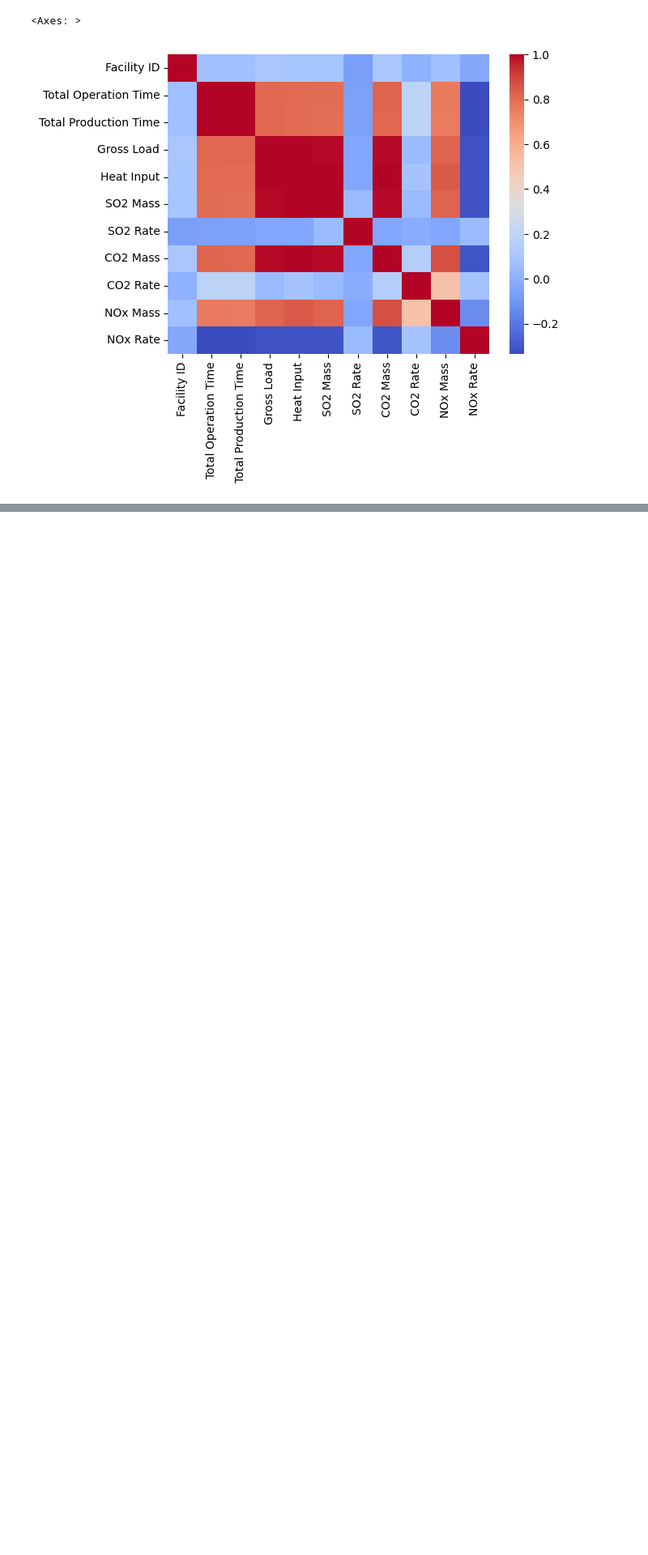
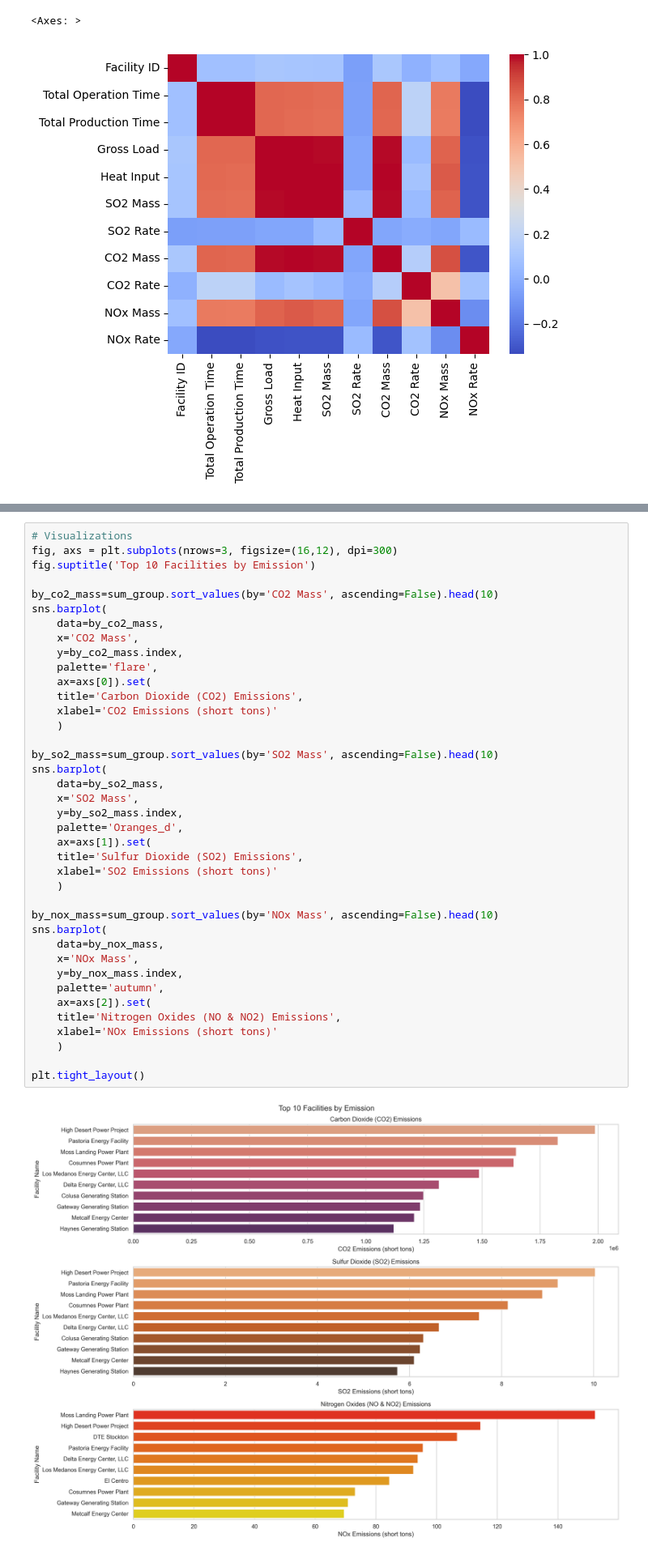
Before and after one commit to paulsoriiiano/power-sector-emissions-analysis, a Jupyter notebook: notebook.ipynb, the cells around one changed output, grey strips where cells are left out. Shown at 81% size. Saved outputs shown, nothing was run; the diff lists cells and outputs as text; blank space fills up the shorter version.

```diff
--- a/notebook.ipynb
+++ b/notebook.ipynb
@@ -382,0 +480,41 @@ ___
+# %%
+# Visualizations
+fig, axs = plt.subplots(nrows=3, figsize=(16,12), dpi=300)
+fig.suptitle('Top 10 Facilities by Emission')
+
+by_co2_mass=sum_group.sort_values(by='CO2 Mass', ascending=False).head(10)
+sns.barplot(
+    data=by_co2_mass,
+    x='CO2 Mass',
+    y=by_co2_mass.index,
+    palette='flare',
+    ax=axs[0]).set(
+    title='Carbon Dioxide (CO2) Emissions',
+    xlabel='CO2 Emissions (short tons)'
+    )
+
+by_so2_mass=sum_group.sort_values(by='SO2 Mass', ascending=False).head(10)
+sns.barplot(
+    data=by_so2_mass,
+    x='SO2 Mass',
+    y=by_so2_mass.index,
+    palette='Oranges_d',
+    ax=axs[1]).set(
+    title='Sulfur Dioxide (SO2) Emissions',
+    xlabel='SO2 Emissions (short tons)'
+    )
+
+by_nox_mass=sum_group.sort_values(by='NOx Mass', ascending=False).head(10)
+sns.barplot(
+    data=by_nox_mass,
+    x='NOx Mass',
+    y=by_nox_mass.index,
+    palette='autumn',
+    ax=axs[2]).set(
+    title='Nitrogen Oxides (NO & NO2) Emissions',
+    xlabel='NOx Emissions (short tons)'
+    )
+
+plt.tight_layout()
+# %% [output]
+[figure, added]
```
Also changed, not shown: parts of 29 cells of this notebook.
